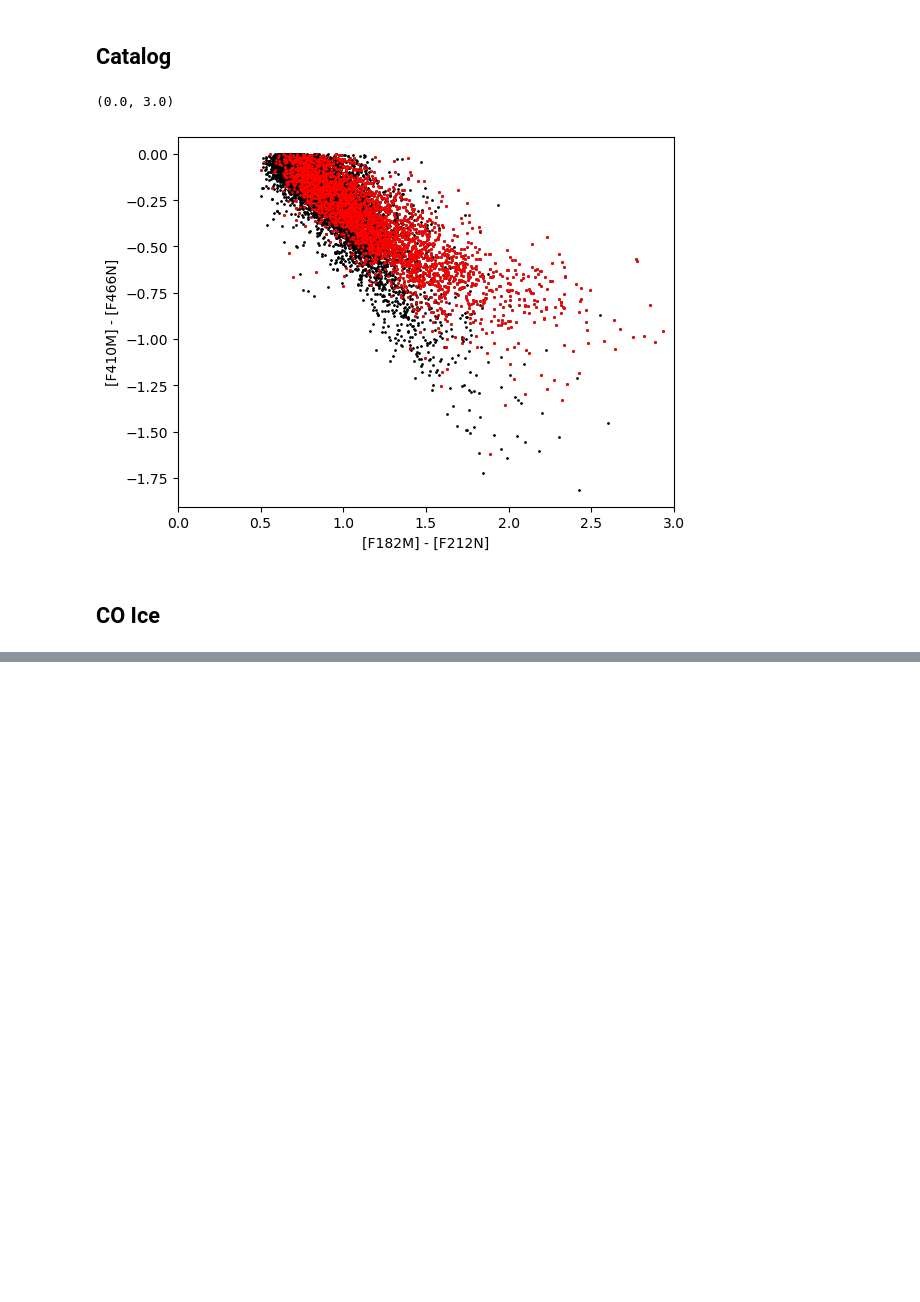
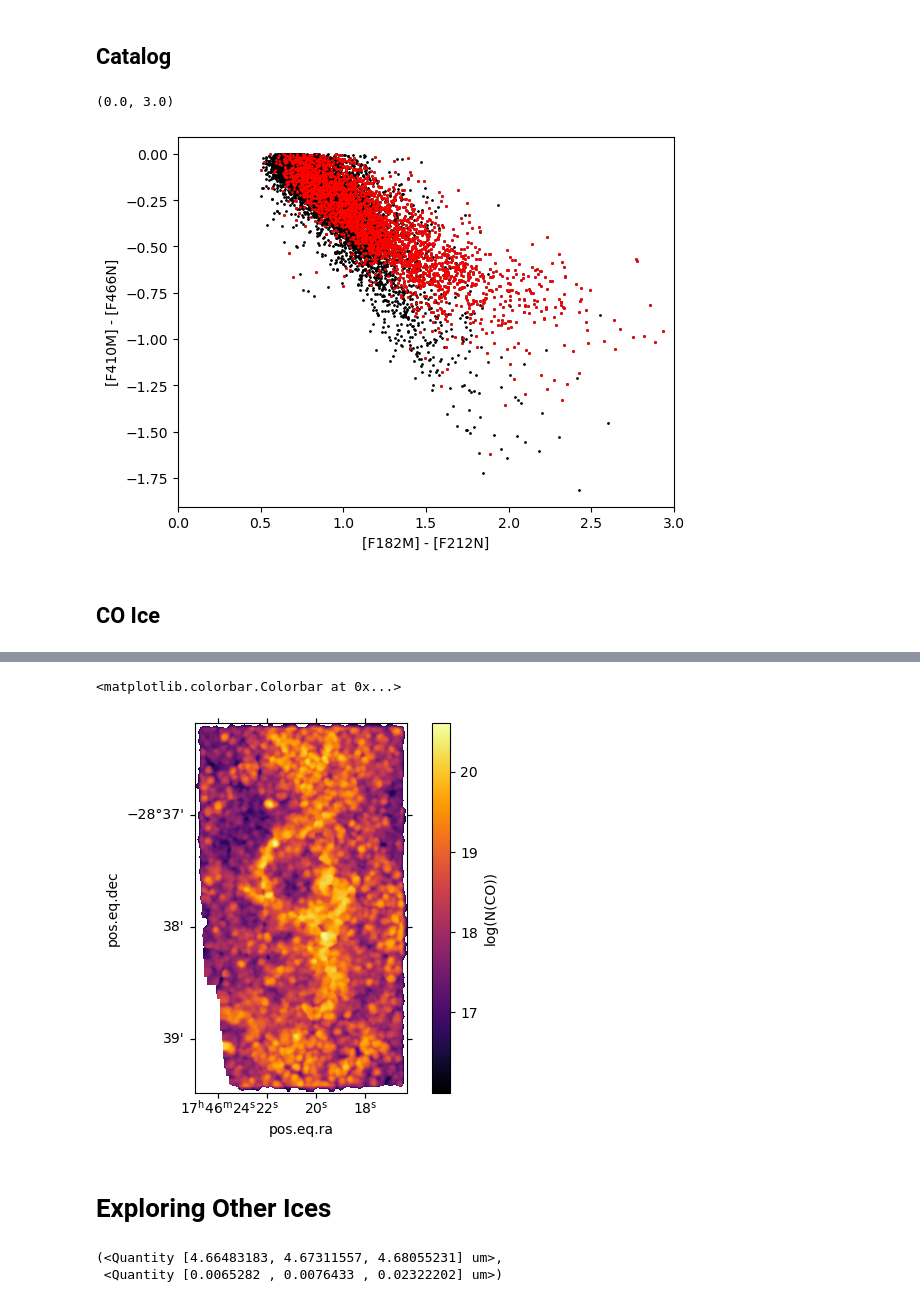
Before and after one commit to SpacialTree/lactea-filament, a Jupyter notebook: lactea-filament/notebooks/filament_COice.ipynb, the cells around one changed output, grey strips where cells are left out. Saved outputs shown, nothing was run; the diff lists cells and outputs as text; code cells hidden in the pictures; blank space fills up the shorter version.

```diff
--- a/lactea-filament/notebooks/filament_COice.ipynb
+++ b/lactea-filament/notebooks/filament_COice.ipynb
@@ -76,0 +86,22 @@ dmag_466m410, cols = co_map.co_ice_modeling(ref_band='f410m', consts_file='1_CO_
+# %%
+co_col_map[co_col_map < 1e16] = np.nan
+ax = plt.subplot(projection=cutout_405.wcs)
+im = ax.imshow(np.log10(co_col_map), origin='lower', cmap='inferno')
+plt.colorbar(im, ax=ax, label='log(N(CO))')
+# %% [output]
+<matplotlib.colorbar.Colorbar at 0x...>
+[figure, added]
+# %% [markdown]
+# Exploring Other Ices
+# %%
+import icemodels
+imp.reload(icemodels)
+from icemodels.core import optical_constants_cache_dir, read_ocdb_file, download_all_ocdb, composition_to_molweight
+from icemodels import absorbed_spectrum, absorbed_spectrum_Gaussians, convsum, fluxes_in_filters, load_molecule, load_molecule_ocdb, atmo_model, molecule_data
+from icemodels.gaussian_model_components import co_ice_wls_icm, co_ice_wls, co_ice_widths, co_ice_bandstrength
+from astroquery.svo_fps import SvoFps
+from astropy import table
+co_ice_wls, co_ice_widths
+# %% [output]
+(<Quantity [4.66483183, 4.67311557, 4.68055231] um>,
+ <Quantity [0.0065282 , 0.0076433 , 0.02322202] um>)
```
Also changed, not shown: parts of 15 cells of this notebook.
